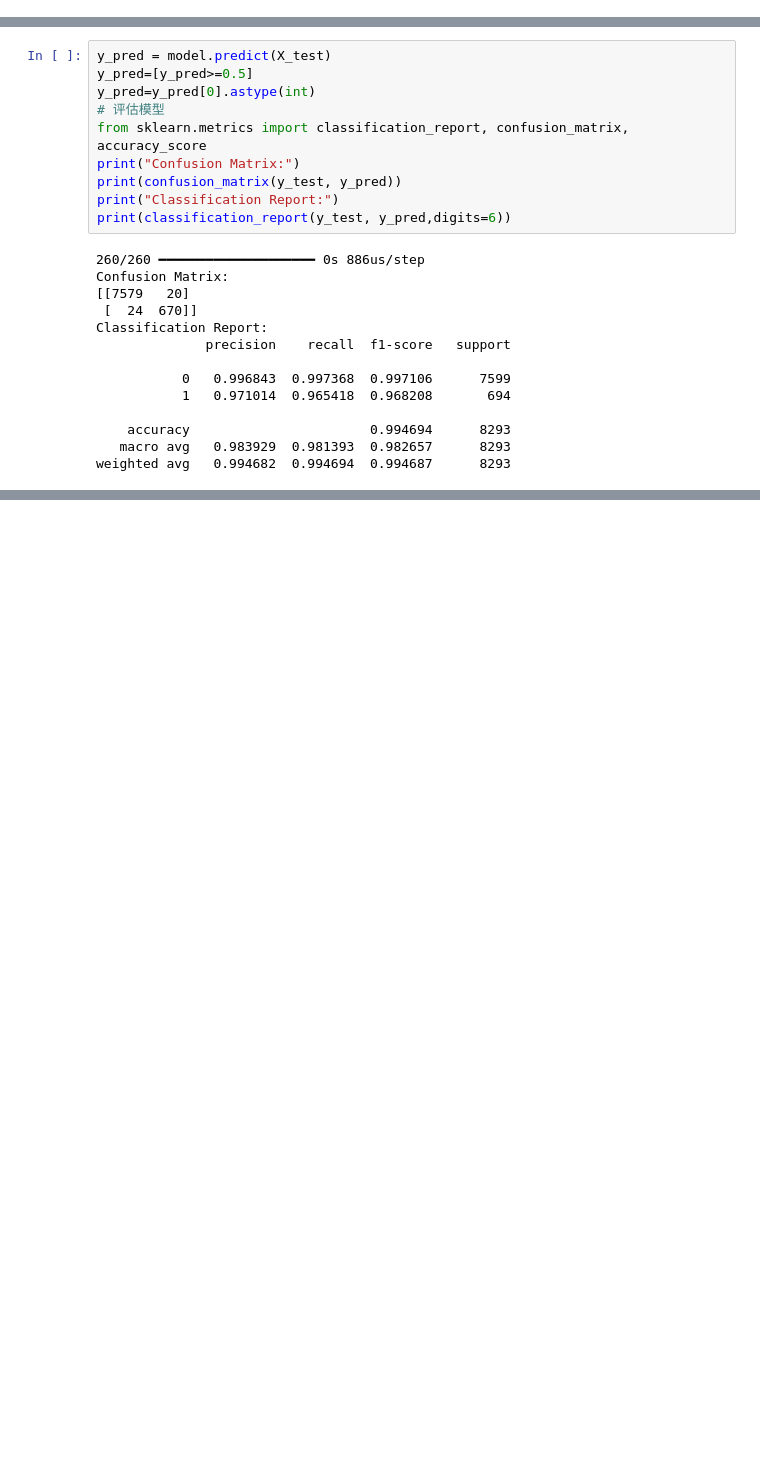
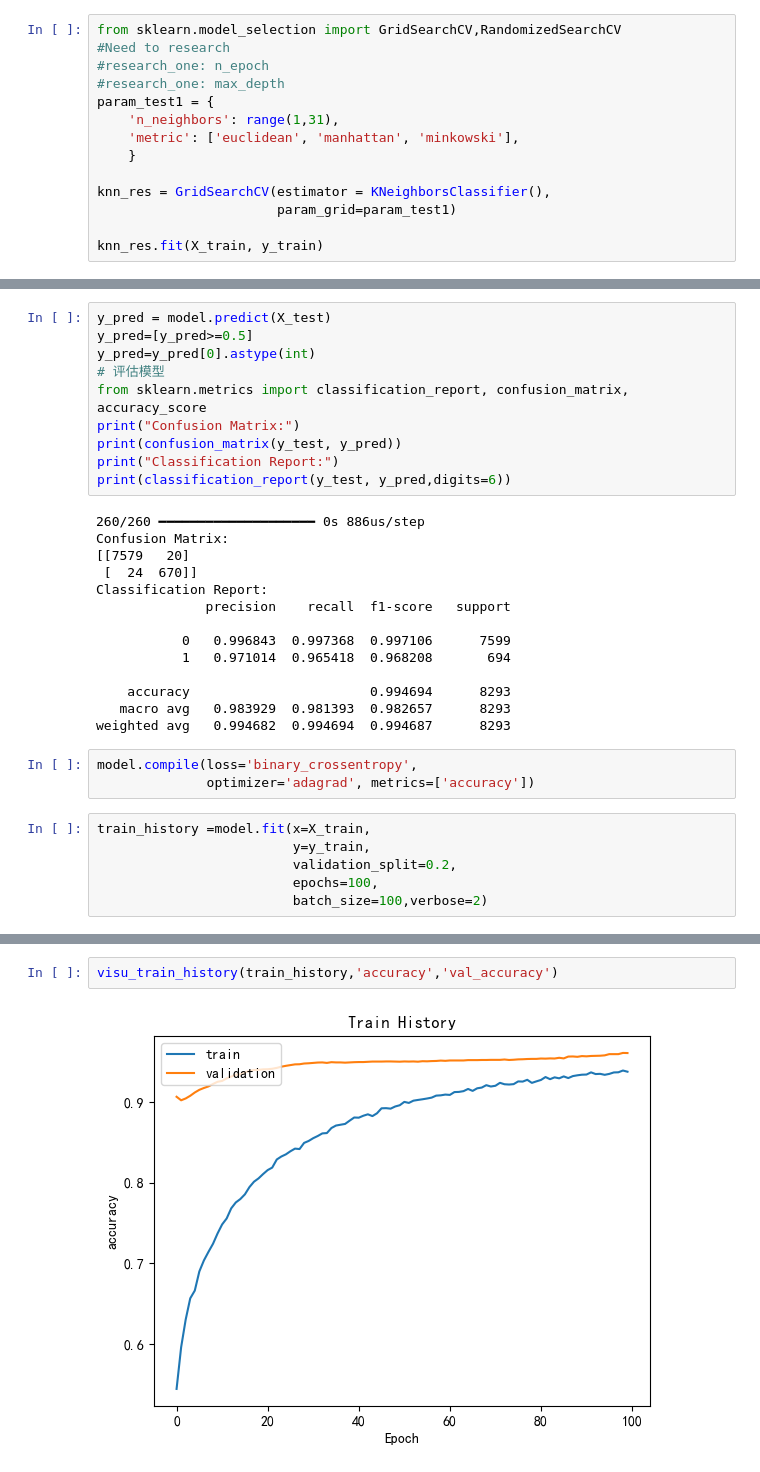
Before and after one commit to Heliumeow/InsuranceClaimClassificationProject, a Jupyter notebook: model_train.ipynb, the cells around one changed output, grey strips where cells are left out. Cells and saved outputs as stored; diff of their text form; blank space fills up the shorter version.

```diff
--- a/model_train.ipynb
+++ b/model_train.ipynb
@@ -121,3 +109,17 @@ Classification Report:
     accuracy                       0.975401      8293
    macro avg   0.975986  0.860882  0.908930      8293
 weighted avg   0.975430  0.975401  0.973712      8293
+# %%
+from sklearn.model_selection import GridSearchCV,RandomizedSearchCV
+#Need to research
+#research_one: n_epoch
+#research_one: max_depth
+param_test1 = {
+    'n_neighbors': range(1,31),
+    'metric': ['euclidean', 'manhattan', 'minkowski'],
+    }
+
+knn_res = GridSearchCV(estimator = KNeighborsClassifier(),
+                       param_grid=param_test1)
+
+knn_res.fit(X_train, y_train)
@@ -384,3 +459,12 @@ Classification Report:
     accuracy                       0.994694      8293
    macro avg   0.983929  0.981393  0.982657      8293
 weighted avg   0.994682  0.994694  0.994687      8293
+# %%
+model.compile(loss='binary_crossentropy',
+              optimizer='adagrad', metrics=['accuracy'])
+# %%
+train_history =model.fit(x=X_train,
+                         y=y_train,
+                         validation_split=0.2,
+                         epochs=100,
+                         batch_size=100,verbose=2)
@@ -386,0 +489,4 @@ weighted avg   0.994682  0.994694  0.994687      8293
+# %%
+visu_train_history(train_history,'accuracy','val_accuracy')
+# %% [output]
+[figure, added]
```
Also changed, not shown: parts of 32 cells of this notebook.
